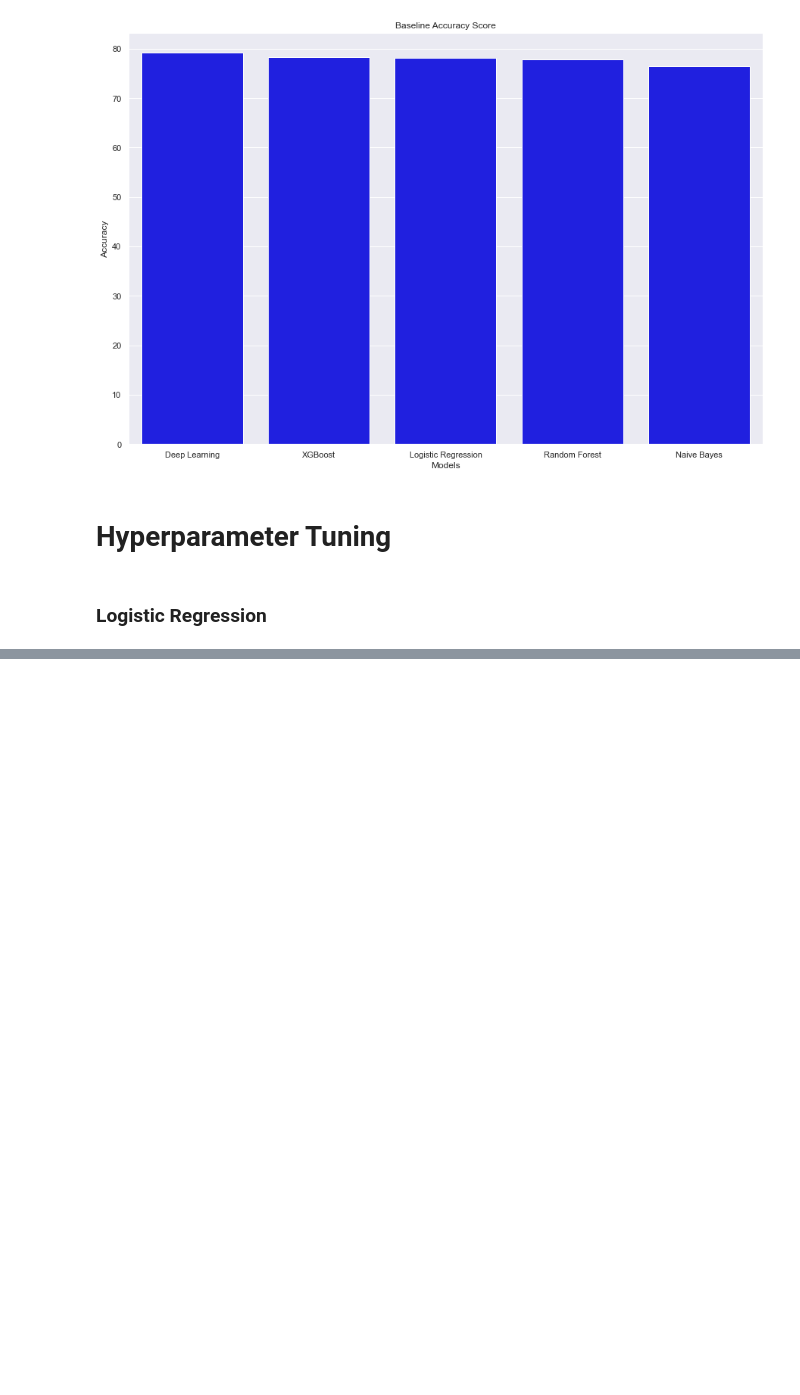
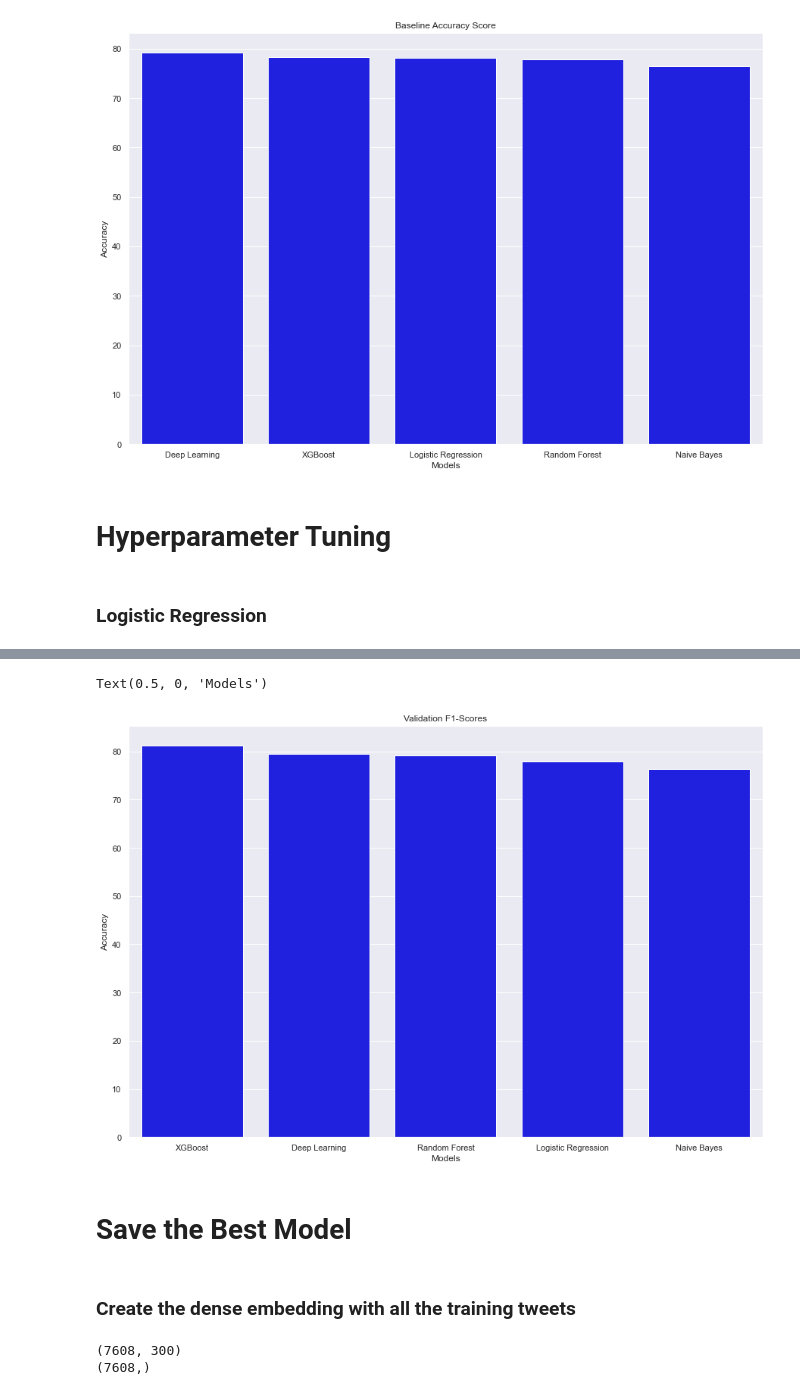
Before and after one commit to AustinYunker/Twitter-Prediction, a Jupyter notebook: FastText Models.ipynb, the cells around one changed output, grey strips where cells are left out. Cells and saved outputs as stored; diff of their text form; code cells hidden in the pictures; blank space fills up the shorter version.

```diff
--- a/FastText Models.ipynb
+++ b/FastText Models.ipynb
@@ -381,0 +814,3 @@ lr_rnd_search_df[["param_C", "mean_test_score"]].sort_values(by = "mean_test_sco
+# %%
+val_results.sort_values(by="Accuracy", ascending = False, inplace = True)
+val_results
@@ -381,0 +824,15 @@ lr_rnd_search_df[["param_C", "mean_test_score"]].sort_values(by = "mean_test_sco
+# %%
+#Bar chart of the results
+sns.set(rc = {'figure.figsize':(15,10)})
+sns.barplot(x="Model", y = "Accuracy", order = val_results["Model"] \
+                                            , data = val_results, color = "blue")
+plt.title("Validation F1-Scores")
+plt.ylabel("Accuracy")
+plt.xlabel("Models")
+# %% [output]
+Text(0.5, 0, 'Models')
+[figure, added]
+# %% [markdown]
+# Save the Best Model
+# %% [markdown]
+### Create the dense embedding with all the training tweets
@@ -381,0 +852,7 @@ lr_rnd_search_df[["param_C", "mean_test_score"]].sort_values(by = "mean_test_sco
+# %%
+#Check the shape
+print(X.shape)
+print(y.shape)
+# %% [output]
+(7608, 300)
+(7608,)
```
Also changed, not shown: parts of 55 cells of this notebook.
